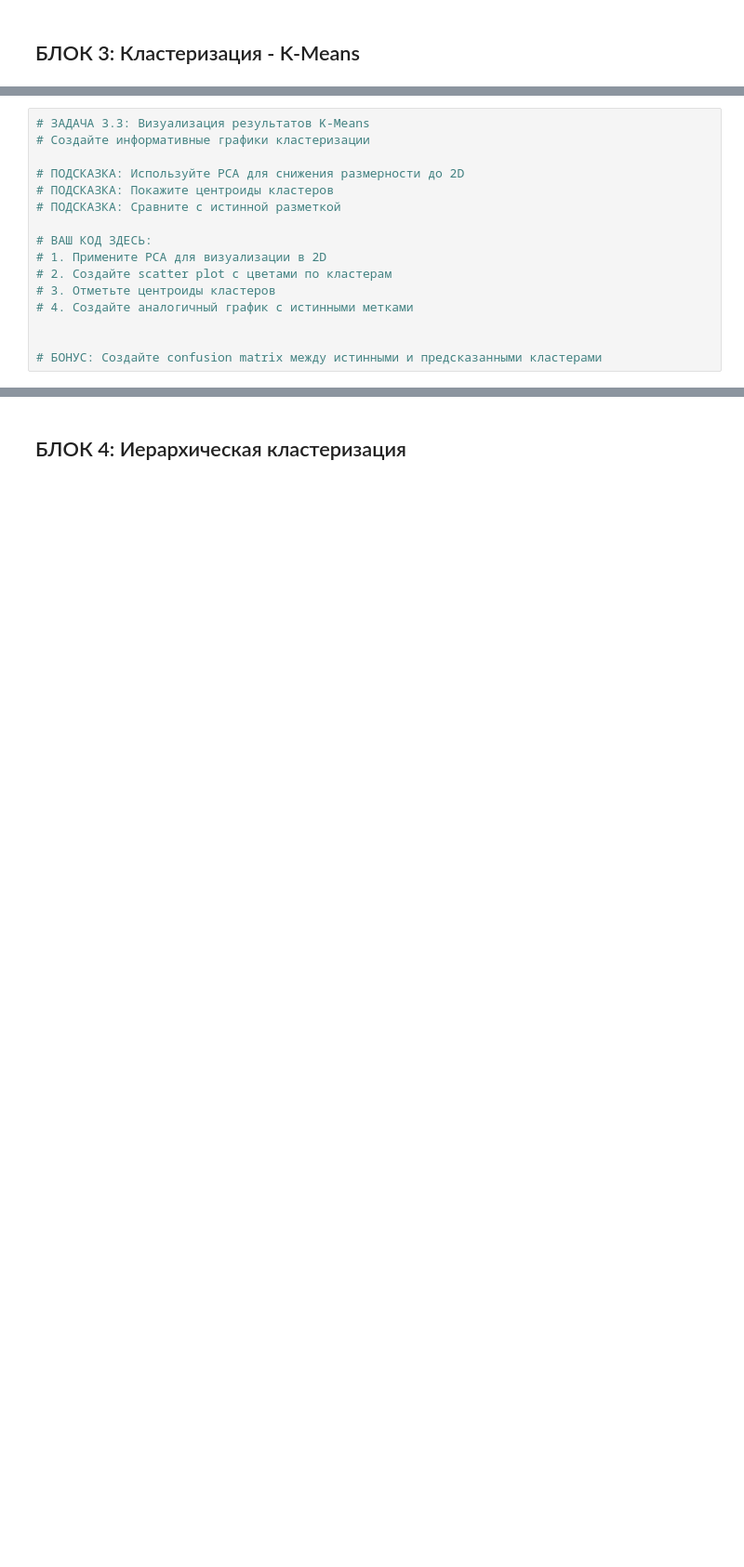
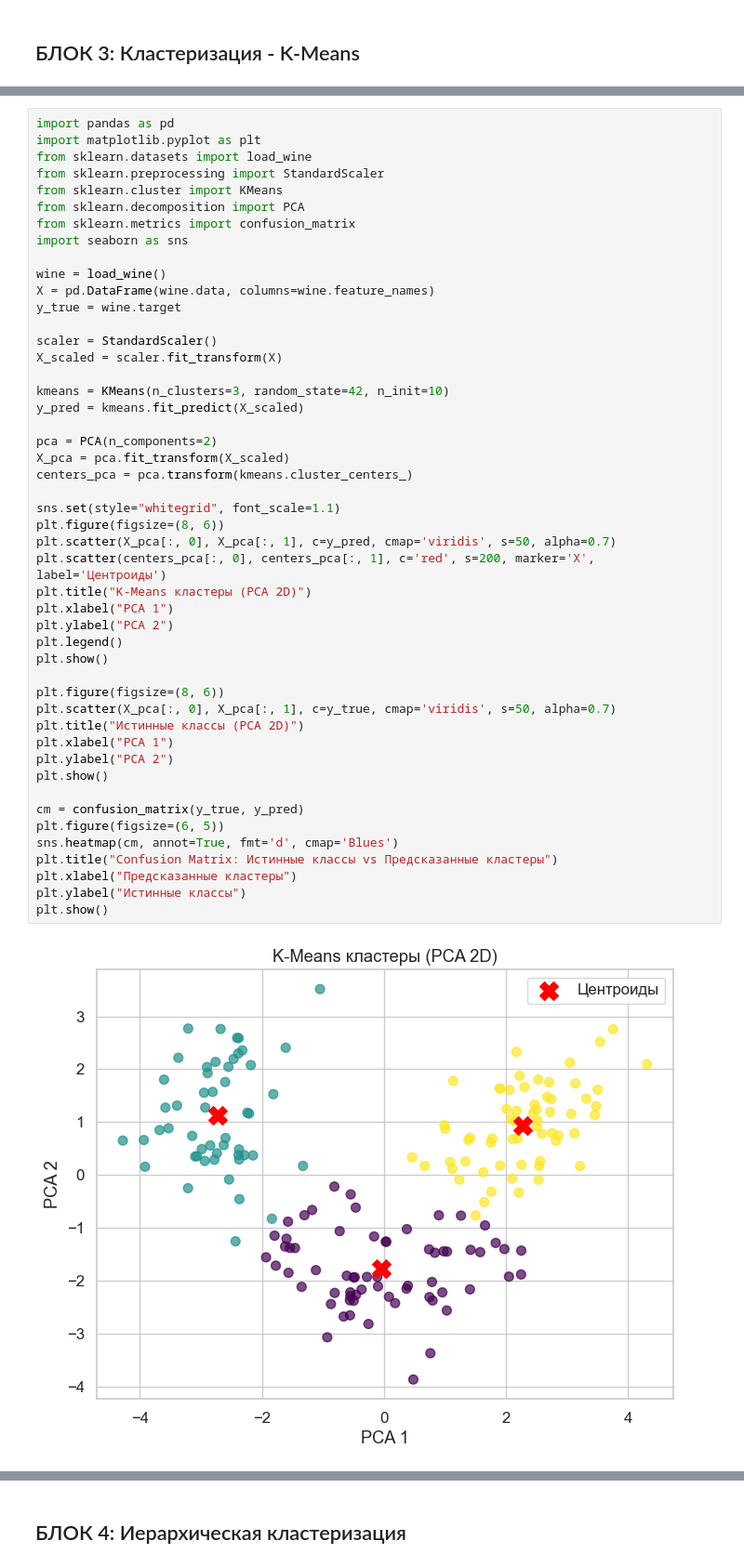
Before and after one commit to rtlssp/iad_pr5, a Jupyter notebook: unsupervised_learning_practice_ru.ipynb, the cells around one changed output, grey strips where cells are left out. Shown at 93% size. Saved outputs shown, nothing was run; the diff lists cells and outputs as text; blank space fills up the shorter version.

```diff
--- a/unsupervised_learning_practice_ru.ipynb
+++ b/unsupervised_learning_practice_ru.ipynb
@@ -157,16 +283,50 @@ print("Библиотеки машинного обучения загружен
 # %%
-# ЗАДАЧА 3.3: Визуализация результатов K-Means
-# Создайте информативные графики кластеризации
+import pandas as pd
+import matplotlib.pyplot as plt
+from sklearn.datasets import load_wine
+from sklearn.preprocessing import StandardScaler
+from sklearn.cluster import KMeans
+from sklearn.decomposition import PCA
+from sklearn.metrics import confusion_matrix
+import seaborn as sns
 
-# ПОДСКАЗКА: Используйте PCA для снижения размерности до 2D
-# ПОДСКАЗКА: Покажите центроиды кластеров
-# ПОДСКАЗКА: Сравните с истинной разметкой
+wine = load_wine()
+X = pd.DataFrame(wine.data, columns=wine.feature_names)
+y_true = wine.target
 
-# ВАШ КОД ЗДЕСЬ:
-# 1. Примените PCA для визуализации в 2D
-# 2. Создайте scatter plot с цветами по кластерам
-# 3. Отметьте центроиды кластеров
-# 4. Создайте аналогичный график с истинными метками
+scaler = StandardScaler()
+X_scaled = scaler.fit_transform(X)
 
+kmeans = KMeans(n_clusters=3, random_state=42, n_init=10)
+y_pred = kmeans.fit_predict(X_scaled)
 
-# БОНУС: Создайте confusion matrix между истинными и предсказанными кластерами
+pca = PCA(n_components=2)
+X_pca = pca.fit_transform(X_scaled)
+centers_pca = pca.transform(kmeans.cluster_centers_)
+
+sns.set(style="whitegrid", font_scale=1.1)
+plt.figure(figsize=(8, 6))
+plt.scatter(X_pca[:, 0], X_pca[:, 1], c=y_pred, cmap='viridis', s=50, alpha=0.7)
+plt.scatter(centers_pca[:, 0], centers_pca[:, 1], c='red', s=200, marker='X', label='Центроиды')
+plt.title("K-Means кластеры (PCA 2D)")
+plt.xlabel("PCA 1")
+plt.ylabel("PCA 2")
+plt.legend()
+plt.show()
+
+plt.figure(figsize=(8, 6))
+plt.scatter(X_pca[:, 0], X_pca[:, 1], c=y_true, cmap='viridis', s=50, alpha=0.7)
+plt.title("Истинные классы (PCA 2D)")
+plt.xlabel("PCA 1")
+plt.ylabel("PCA 2")
+plt.show()
+
+cm = confusion_matrix(y_true, y_pred)
+plt.figure(figsize=(6, 5))
+sns.heatmap(cm, annot=True, fmt='d', cmap='Blues')
+plt.title("Confusion Matrix: Истинные классы vs Предсказанные кластеры")
+plt.xlabel("Предсказанные кластеры")
+plt.ylabel("Истинные классы")
+plt.show()
+# %% [output]
+[figure, added]
```
Also changed, not shown: parts of 19 cells of this notebook, 1 other file.
